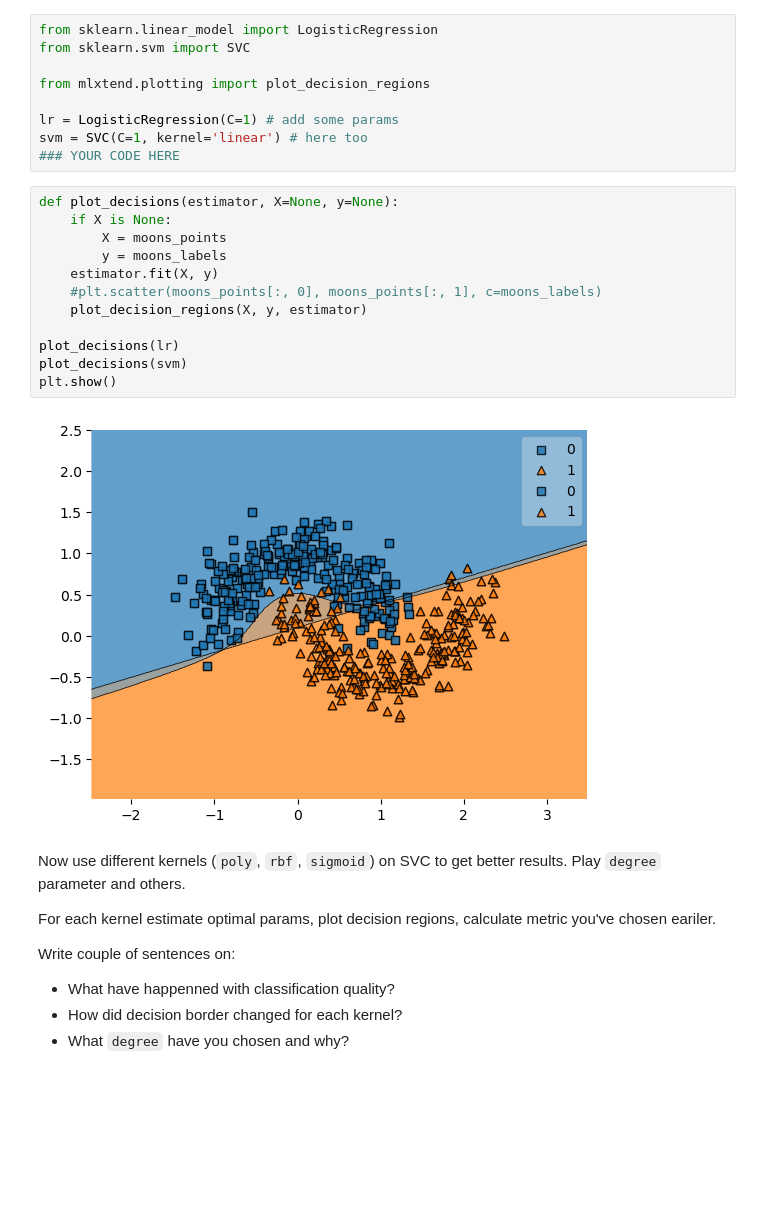
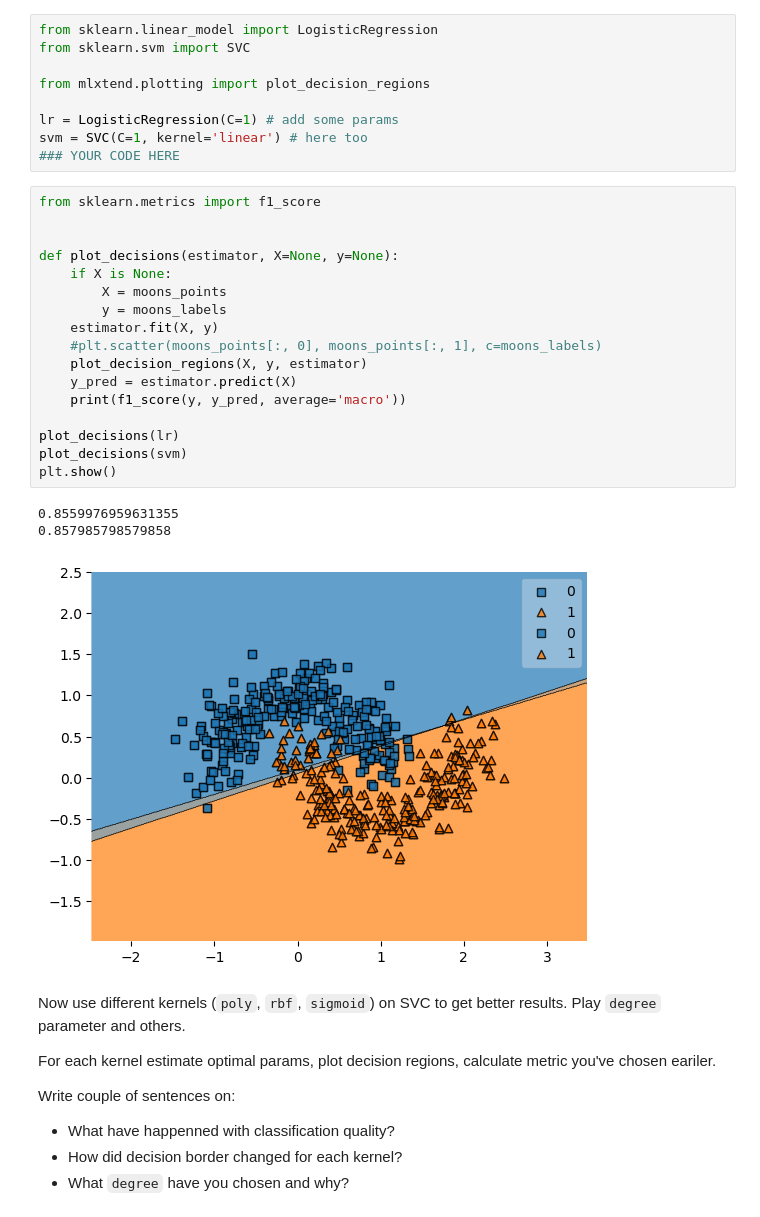
Before and after one commit to Sasha-VAV/ML, a Jupyter notebook: Courses/MIPT_ML_1_Term/Module6/Lab1_part3_SVM.ipynb, the cells around one changed output. Saved outputs shown, nothing was run; the diff lists cells and outputs as text; blank space fills up the shorter version.

```diff
--- a/Courses/MIPT_ML_1_Term/Module6/Lab1_part3_SVM.ipynb
+++ b/Courses/MIPT_ML_1_Term/Module6/Lab1_part3_SVM.ipynb
@@ -70,19 +70,26 @@ lr = LogisticRegression(C=1) # add some params
 svm = SVC(C=1, kernel='linear') # here too
 ### YOUR CODE HERE
 # %%
+from sklearn.metrics import f1_score
+
+
 def plot_decisions(estimator, X=None, y=None):
     if X is None:
         X = moons_points
         y = moons_labels
     estimator.fit(X, y)
     #plt.scatter(moons_points[:, 0], moons_points[:, 1], c=moons_labels)
     plot_decision_regions(X, y, estimator)
+    y_pred = estimator.predict(X)
+    print(f1_score(y, y_pred, average='macro'))
 
 plot_decisions(lr)
 plot_decisions(svm)
 plt.show()
 # %% [output]
+0.8559976959631355
+0.857985798579858
-[figure, old version]
+[figure, new version]
 # %% [markdown]
 
 Now use different kernels (`poly`, `rbf`, `sigmoid`) on SVC to get better results. Play `degree` parameter and others.
```
Also changed, not shown: parts of 9 cells of this notebook, 3 other files.
